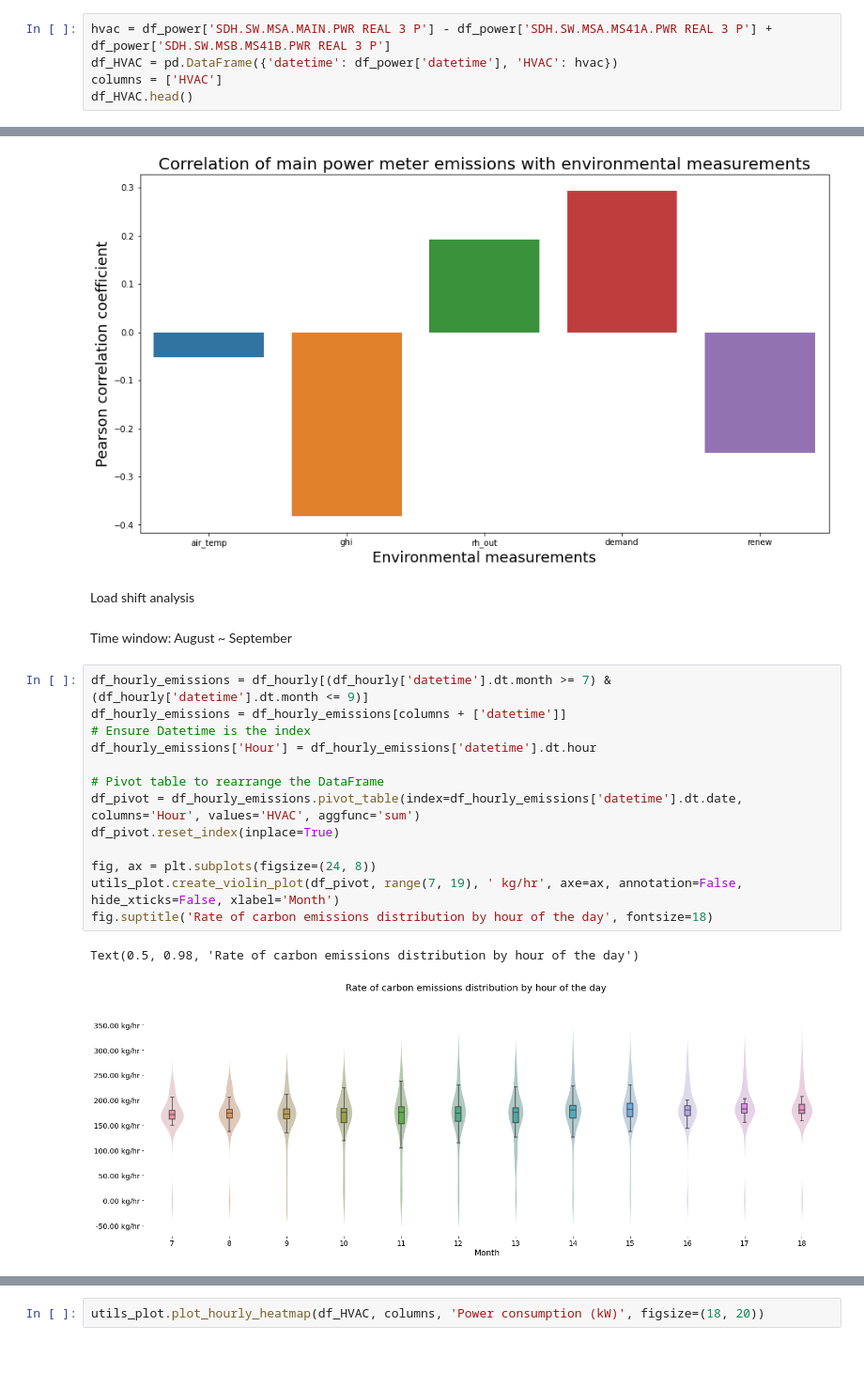
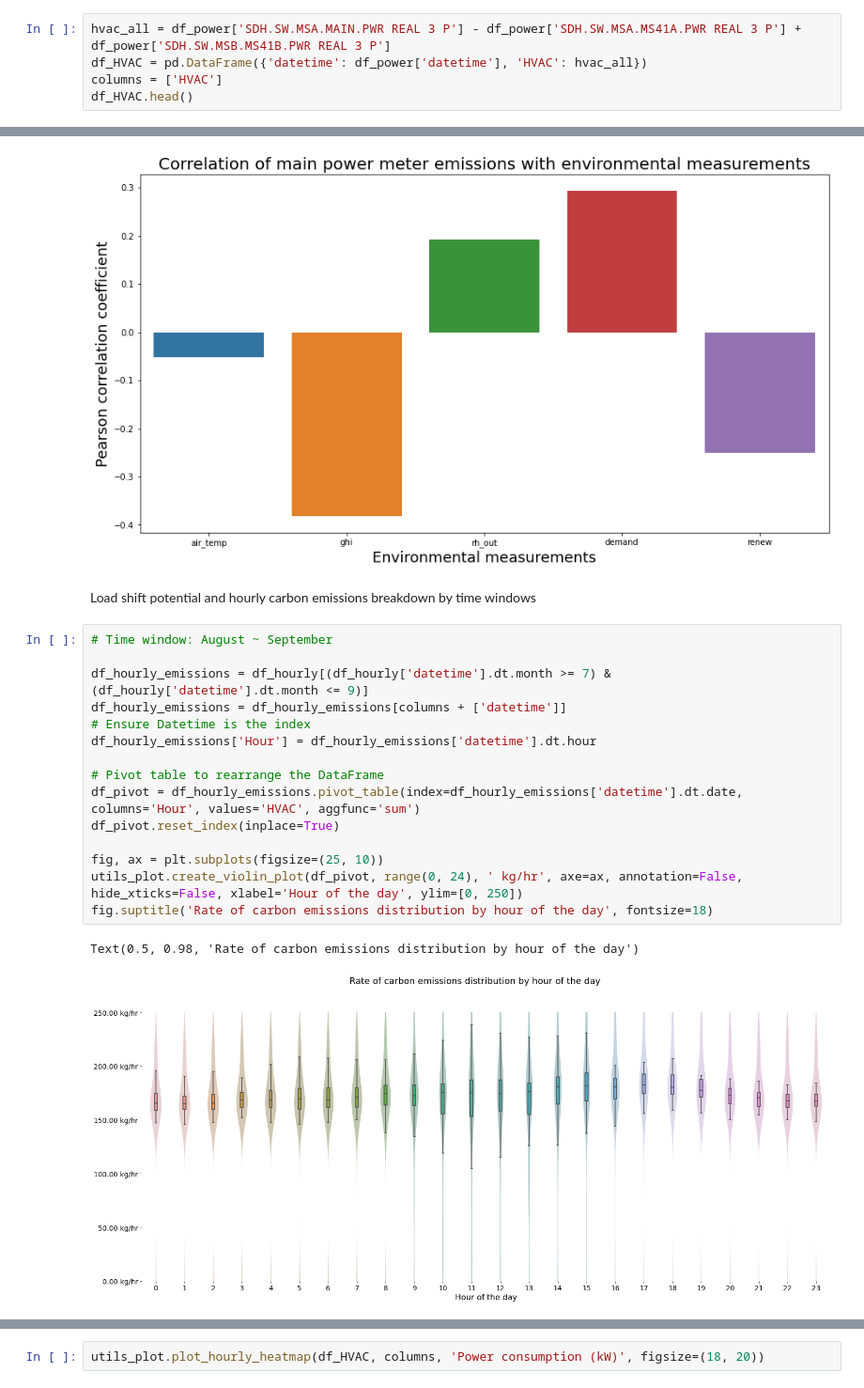
Before and after one commit to ZAY630/ls_sdh, a Jupyter notebook: analysis.ipynb, the cells around one changed output, grey strips where cells are left out. Shown at 94% size. Saved outputs shown, nothing was run; the diff lists cells and outputs as text; blank space fills up the shorter version.

Commit message:
Fixed violin plot ylim error and updated carbon emissions calculation for nano fab, office and ltg_pl

```diff
--- a/analysis.ipynb
+++ b/analysis.ipynb
@@ -98,6 +98,6 @@ utils_plot.plot_hourly_heatmap(df_grid, ['renew'], 'California ISO grid renewabl
 # %%
-hvac = df_power['SDH.SW.MSA.MAIN.PWR REAL 3 P'] - df_power['SDH.SW.MSA.MS41A.PWR REAL 3 P'] + df_power['SDH.SW.MSB.MS41B.PWR REAL 3 P']
-df_HVAC = pd.DataFrame({'datetime': df_power['datetime'], 'HVAC': hvac})
+hvac_all = df_power['SDH.SW.MSA.MAIN.PWR REAL 3 P'] - df_power['SDH.SW.MSA.MS41A.PWR REAL 3 P'] + df_power['SDH.SW.MSB.MS41B.PWR REAL 3 P']
+df_HVAC = pd.DataFrame({'datetime': df_power['datetime'], 'HVAC': hvac_all})
 columns = ['HVAC']
 df_HVAC.head()
 # %% [output]
@@ -311,23 +311,23 @@ plt.ylabel('Pearson correlation coefficient', fontsize = 18)
 plt.show()
 # %% [output]
 [figure]
-# %% [markdown]
-Load shift analysis
-# %% [markdown]
-Time window: August ~ September
+# %% [markdown]
+Load shift potential and hourly carbon emissions breakdown by time windows
 # %%
+# Time window: August ~ September
+
 df_hourly_emissions = df_hourly[(df_hourly['datetime'].dt.month >= 7) & (df_hourly['datetime'].dt.month <= 9)]
 df_hourly_emissions = df_hourly_emissions[columns + ['datetime']]
 # Ensure Datetime is the index
 df_hourly_emissions['Hour'] = df_hourly_emissions['datetime'].dt.hour
 
 # Pivot table to rearrange the DataFrame
 df_pivot = df_hourly_emissions.pivot_table(index=df_hourly_emissions['datetime'].dt.date, columns='Hour', values='HVAC', aggfunc='sum')
 df_pivot.reset_index(inplace=True)
 
-fig, ax = plt.subplots(figsize=(24, 8))
-utils_plot.create_violin_plot(df_pivot, range(7, 19), ' kg/hr', axe=ax, annotation=False, hide_xticks=False, xlabel='Month')
+fig, ax = plt.subplots(figsize=(25, 10))
+utils_plot.create_violin_plot(df_pivot, range(0, 24), ' kg/hr', axe=ax, annotation=False, hide_xticks=False, xlabel='Hour of the day', ylim=[0, 250])
 fig.suptitle('Rate of carbon emissions distribution by hour of the day', fontsize=18)
 # %% [output]
 Text(0.5, 0.98, 'Rate of carbon emissions distribution by hour of the day')
-[figure, old version]
+[figure, new version]
```
Also changed, not shown: parts of 30 cells of this notebook, 1 other file.
